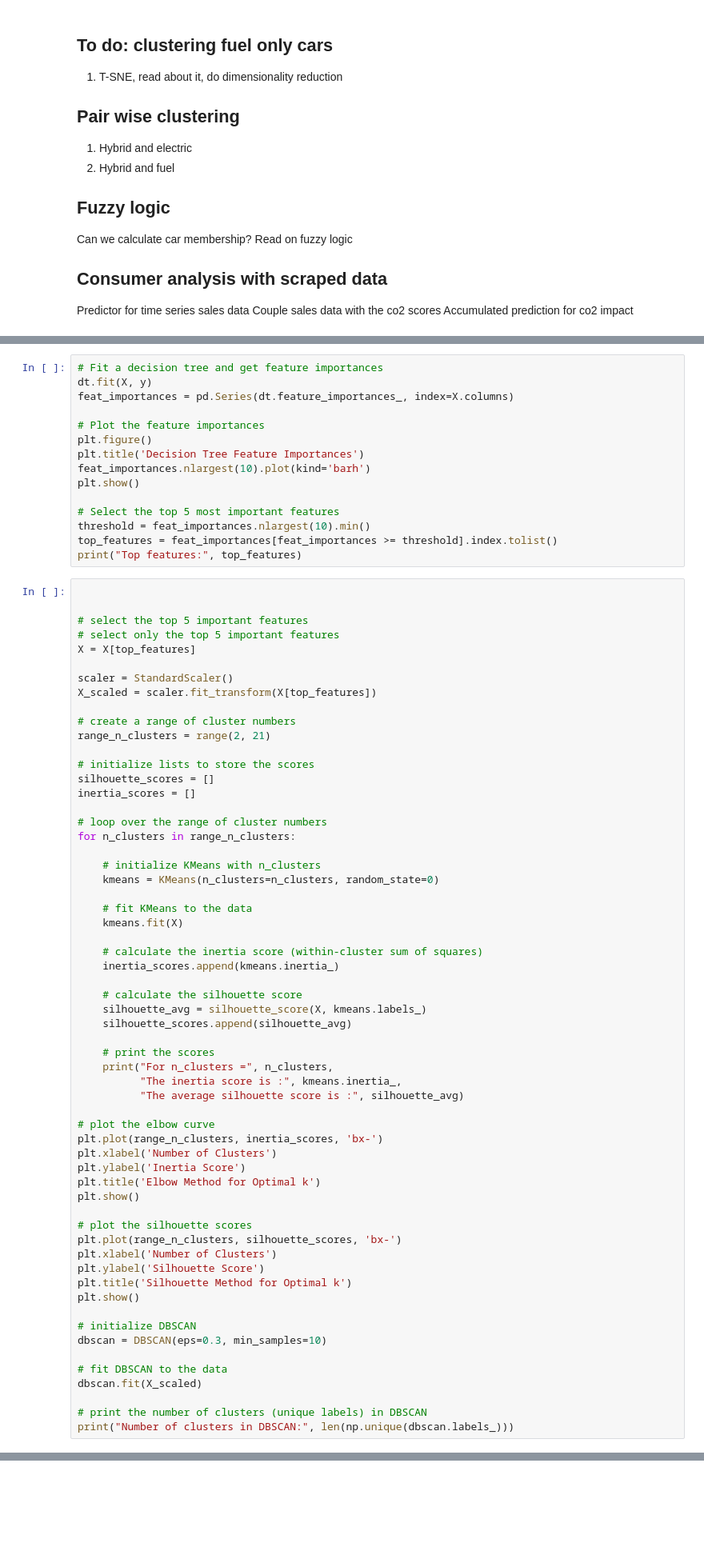
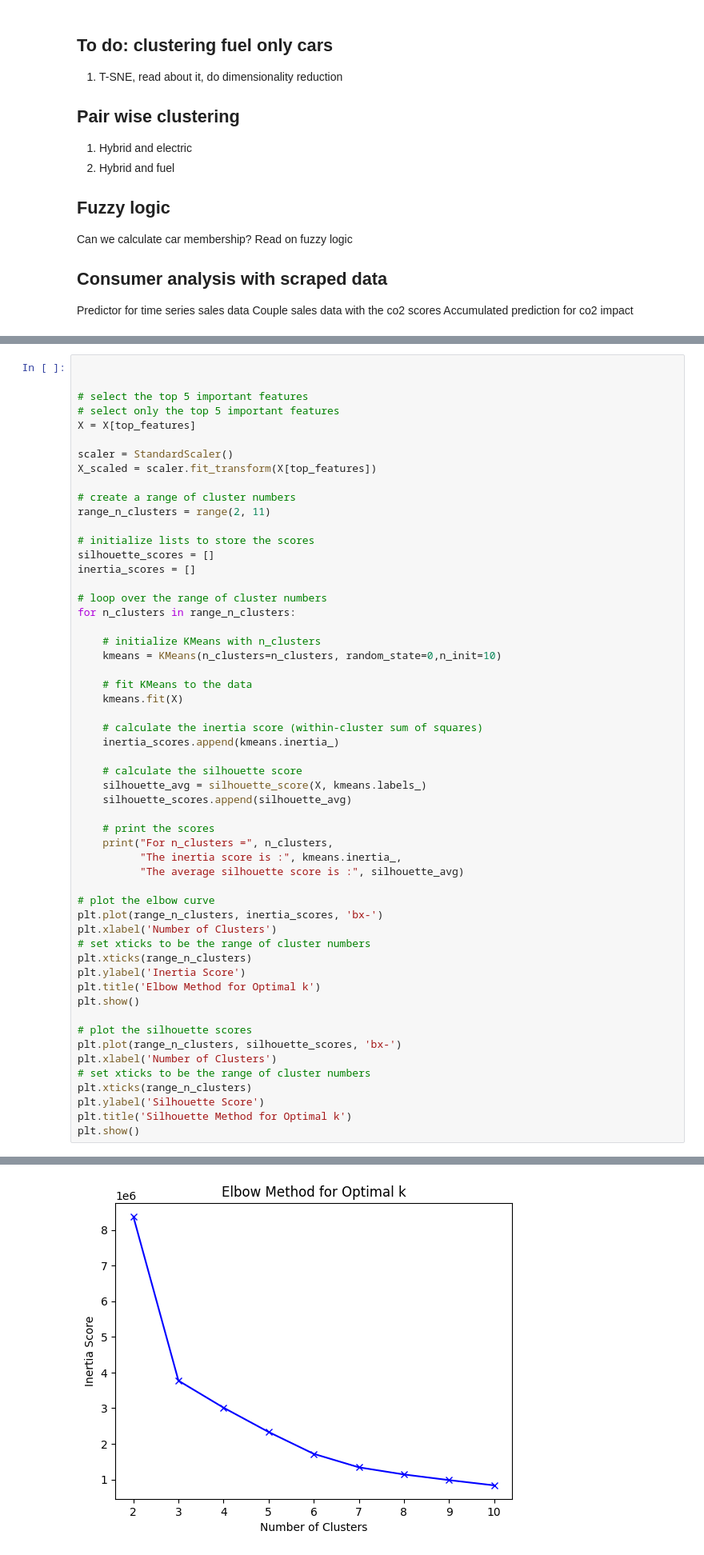
Before and after one commit to lfunderburk/machine-learning-capstone, a Jupyter notebook: notebooks/unsupervised-learning.ipynb, the cells around one changed output, grey strips where cells are left out. Shown at 80% size. Cells and saved outputs as stored; diff of their text form; blank space fills up the shorter version.

```diff
--- a/notebooks/unsupervised-learning.ipynb
+++ b/notebooks/unsupervised-learning.ipynb
@@ -177,18 +207,3 @@ print("Selected features:", X.columns[rfecv.support_])
-# %%
-# Fit a decision tree and get feature importances
-dt.fit(X, y)
-feat_importances = pd.Series(dt.feature_importances_, index=X.columns)
-
-# Plot the feature importances
-plt.figure()
-plt.title('Decision Tree Feature Importances')
-feat_importances.nlargest(10).plot(kind='barh')
-plt.show()
-
-# Select the top 5 most important features
-threshold = feat_importances.nlargest(10).min()
-top_features = feat_importances[feat_importances >= threshold].index.tolist()
-print("Top features:", top_features)
 # %%
 
 
@@ -200,7 +215,7 @@ scaler = StandardScaler()
 X_scaled = scaler.fit_transform(X[top_features])
 
 # create a range of cluster numbers
-range_n_clusters = range(2, 21)
+range_n_clusters = range(2, 11)
 
 # initialize lists to store the scores
 silhouette_scores = []
@@ -210,7 +225,7 @@ inertia_scores = []
 for n_clusters in range_n_clusters:
 
     # initialize KMeans with n_clusters
-    kmeans = KMeans(n_clusters=n_clusters, random_state=0)
+    kmeans = KMeans(n_clusters=n_clusters, random_state=0,n_init=10)
 
     # fit KMeans to the data
     kmeans.fit(X)
@@ -230,6 +245,8 @@ for n_clusters in range_n_clusters:
 # plot the elbow curve
 plt.plot(range_n_clusters, inertia_scores, 'bx-')
 plt.xlabel('Number of Clusters')
+# set xticks to be the range of cluster numbers
+plt.xticks(range_n_clusters)
 plt.ylabel('Inertia Score')
 plt.title('Elbow Method for Optimal k')
 plt.show()
@@ -237,15 +254,9 @@ plt.show()
 # plot the silhouette scores
 plt.plot(range_n_clusters, silhouette_scores, 'bx-')
 plt.xlabel('Number of Clusters')
+# set xticks to be the range of cluster numbers
+plt.xticks(range_n_clusters)
 plt.ylabel('Silhouette Score')
 plt.title('Silhouette Method for Optimal k')
 plt.show()
-
-# initialize DBSCAN
-dbscan = DBSCAN(eps=0.3, min_samples=10)
-
-# fit DBSCAN to the data
-dbscan.fit(X_scaled)
-
-# print the number of clusters (unique labels) in DBSCAN
-print("Number of clusters in DBSCAN:", len(np.unique(dbscan.labels_)))
+# %% [output]
@@ -251,0 +272 @@ print("Number of clusters in DBSCAN:", len(np.unique(dbscan.labels_)))
+[figure, added]
```
Also changed, not shown: parts of 18 cells of this notebook, 1 other file.
